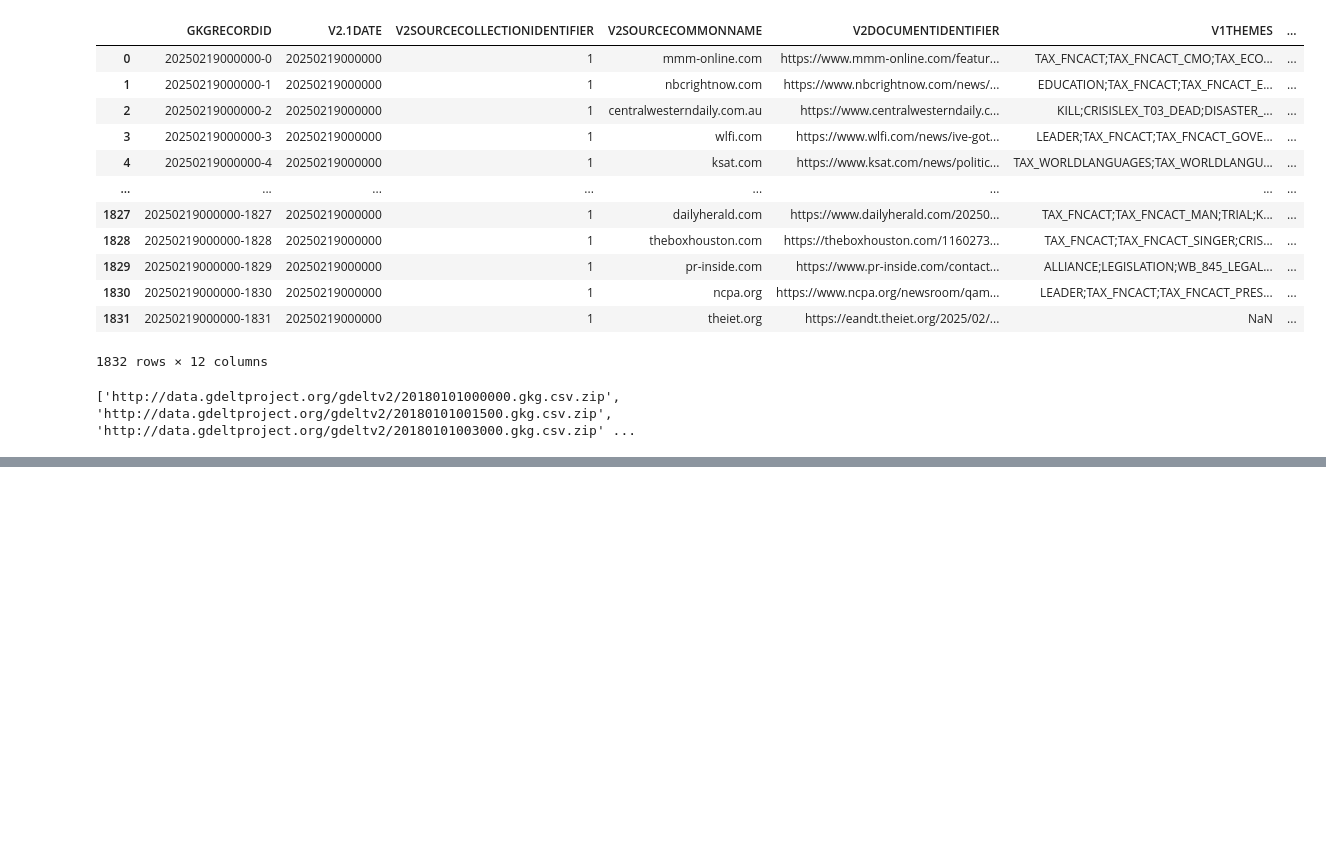
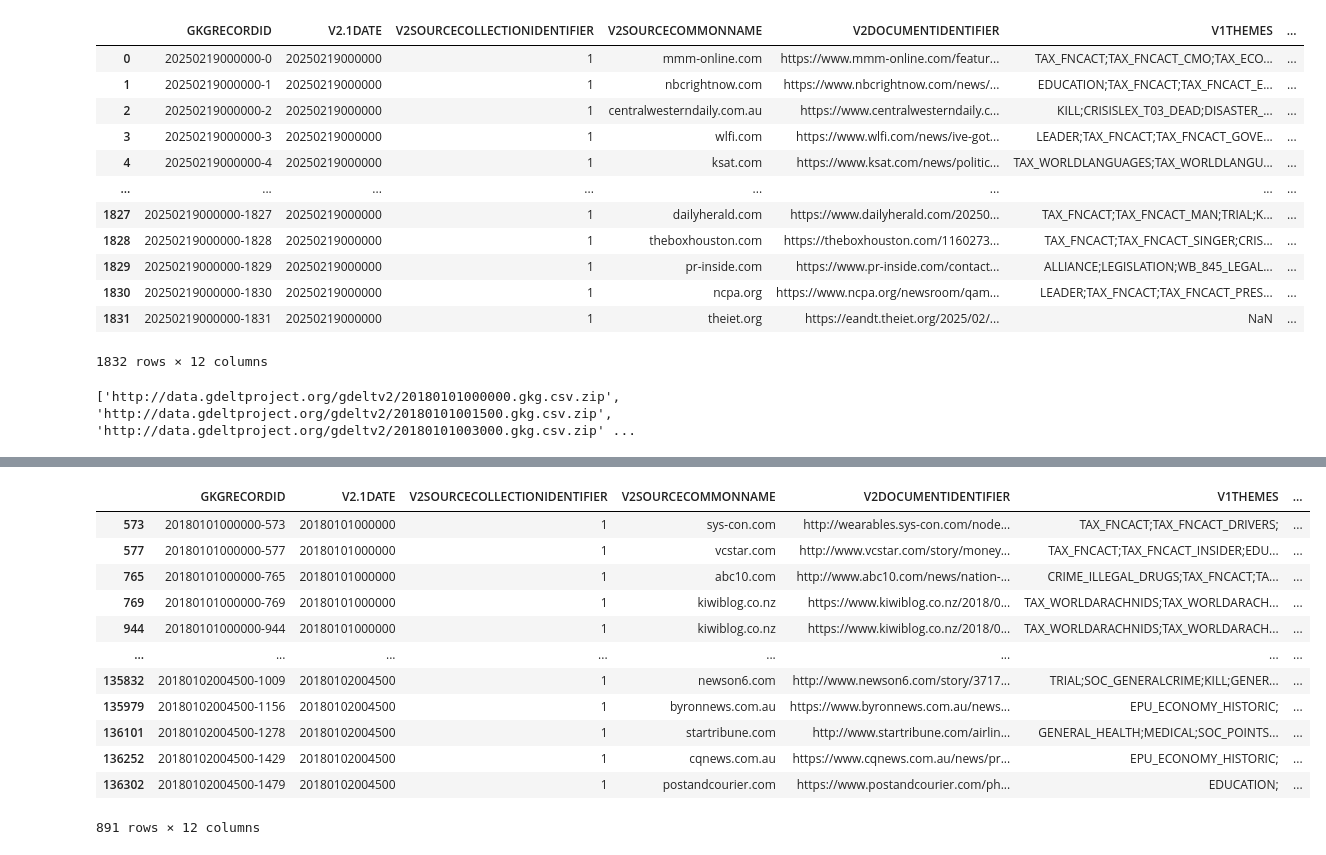
Before and after one commit to svanomm/sentiment-volume-forecasting, a Jupyter notebook: Scripts/03 Download and Process GDELT Data.ipynb, the cells around one changed output, grey strips where cells are left out. Saved outputs shown, nothing was run; the diff lists cells and outputs as text; code cells hidden in the pictures; blank space fills up the shorter version.

```diff
--- a/Scripts/03 Download and Process GDELT Data.ipynb
+++ b/Scripts/03 Download and Process GDELT Data.ipynb
@@ -136,0 +164,27 @@ df
+# %%
+df2=df.copy()
+
+# Limit to include United States (removes about half of data)
+df2 = df2[df2['V1LOCATIONS'].str.contains('united states', case=False, na=False)]
+
+
+# Limit to include airlines
+df2 = df2[df2['V1ORGANIZATIONS'].str.contains(
+    "Airline|Airport|Alaska Airlines|American Airlines|Delta Air Lines|Frontier Airlines|Hawaiian Airlines|JetBlue|Southwest Airlines|Spirit Airlines|Sun Country Airlines|United Airlines|Allegiant Air"
+    , case=False, na=False, regex=True)]
+
+df2
+# %% [output]
+|  | GKGRECORDID | V2.1DATE | V2SOURCECOLLECTIONIDENTIFIER | V2SOURCECOMMONNAME | V2DOCUMENTIDENTIFIER | V1THEMES | ... |
+| 573 | 20180101000000-573 | 20180101000000 | 1 | sys-con.com | http://wearables.sys-con.com/node... | TAX_FNCACT;TAX_FNCACT_DRIVERS; | ... |
+| 577 | 20180101000000-577 | 20180101000000 | 1 | vcstar.com | http://www.vcstar.com/story/money... | TAX_FNCACT;TAX_FNCACT_INSIDER;EDU... | ... |
+| 765 | 20180101000000-765 | 20180101000000 | 1 | abc10.com | http://www.abc10.com/news/nation-... | CRIME_ILLEGAL_DRUGS;TAX_FNCACT;TA... | ... |
+| 769 | 20180101000000-769 | 20180101000000 | 1 | kiwiblog.co.nz | https://www.kiwiblog.co.nz/2018/0... | TAX_WORLDARACHNIDS;TAX_WORLDARACH... | ... |
+| 944 | 20180101000000-944 | 20180101000000 | 1 | kiwiblog.co.nz | https://www.kiwiblog.co.nz/2018/0... | TAX_WORLDARACHNIDS;TAX_WORLDARACH... | ... |
+| ... | ... | ... | ... | ... | ... | ... | ... |
+| 135832 | 20180102004500-1009 | 20180102004500 | 1 | newson6.com | http://www.newson6.com/story/3717... | TRIAL;SOC_GENERALCRIME;KILL;GENER... | ... |
+| 135979 | 20180102004500-1156 | 20180102004500 | 1 | byronnews.com.au | https://www.byronnews.com.au/news... | EPU_ECONOMY_HISTORIC; | ... |
+| 136101 | 20180102004500-1278 | 20180102004500 | 1 | startribune.com | http://www.startribune.com/airlin... | GENERAL_HEALTH;MEDICAL;SOC_POINTS... | ... |
+| 136252 | 20180102004500-1429 | 20180102004500 | 1 | cqnews.com.au | https://www.cqnews.com.au/news/pr... | EPU_ECONOMY_HISTORIC; | ... |
+| 136302 | 20180102004500-1479 | 20180102004500 | 1 | postandcourier.com | https://www.postandcourier.com/ph... | EDUCATION; | ... |
+891 rows × 12 columns
```
Also changed, not shown: parts of 6 cells of this notebook, 1 other file.
